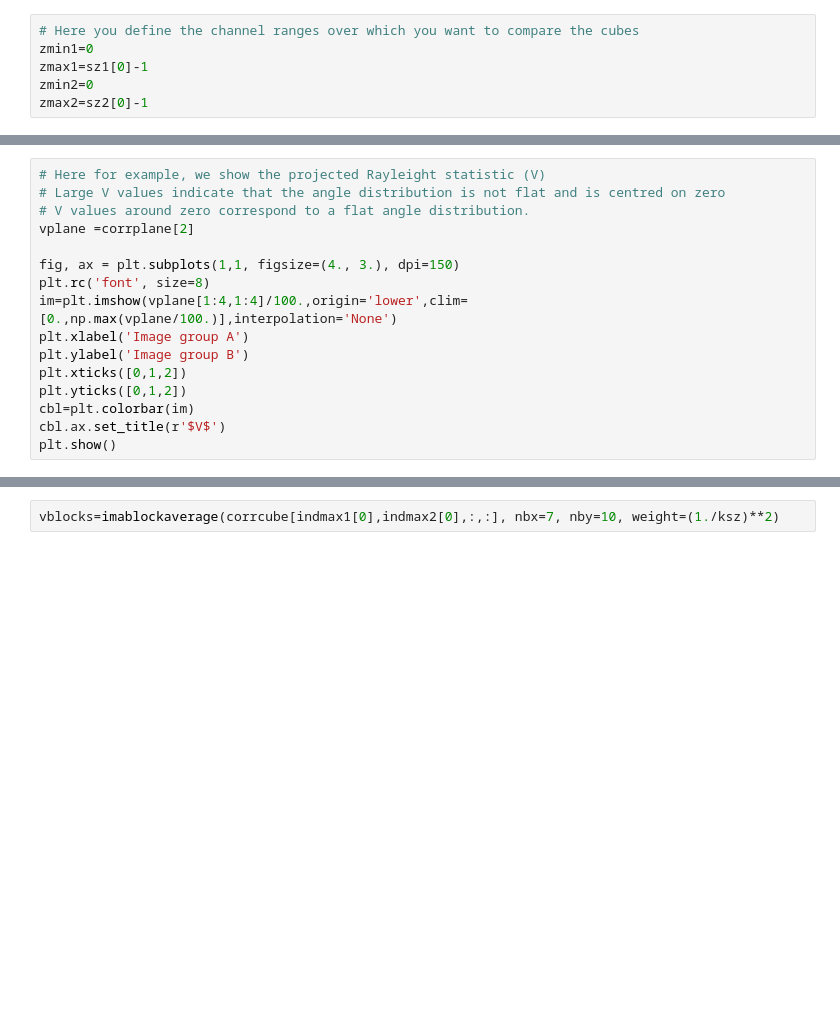
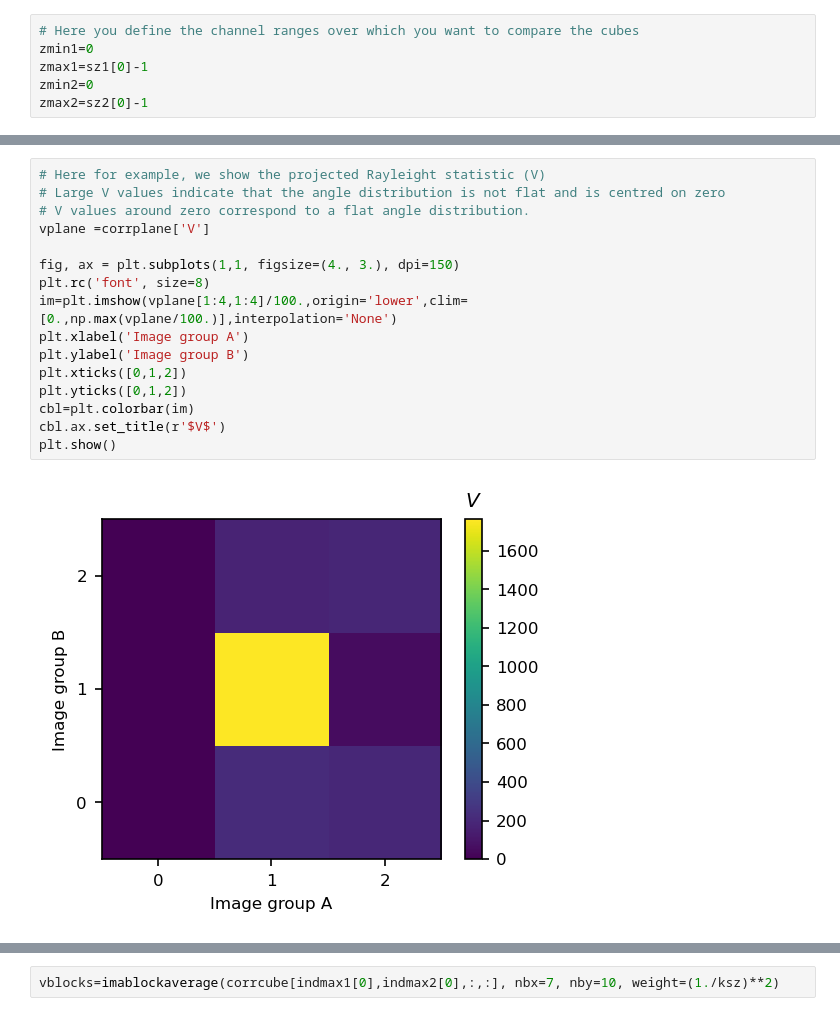
Before and after one commit to solerjuan/astroHOG, a Jupyter notebook: examples/compareppvcubes.ipynb, the cells around one changed output, grey strips where cells are left out. Cells and saved outputs as stored; diff of their text form; blank space fills up the shorter version.

```diff
--- a/examples/compareppvcubes.ipynb
+++ b/examples/compareppvcubes.ipynb
@@ -148,19 +153,21 @@ plt.show()
 # %%
 # Here for example, we show the projected Rayleight statistic (V)
 # Large V values indicate that the angle distribution is not flat and is centred on zero
 # V values around zero correspond to a flat angle distribution.
-vplane =corrplane[2]
+vplane =corrplane['V']
 
 fig, ax = plt.subplots(1,1, figsize=(4., 3.), dpi=150)
 plt.rc('font', size=8)
 im=plt.imshow(vplane[1:4,1:4]/100.,origin='lower',clim=[0.,np.max(vplane/100.)],interpolation='None')
 plt.xlabel('Image group A')
 plt.ylabel('Image group B')
 plt.xticks([0,1,2])
 plt.yticks([0,1,2])
 cbl=plt.colorbar(im)
 cbl.ax.set_title(r'$V$')
 plt.show()
+# %% [output]
+[figure, added]
 # %%
 # Plot the pair of channels with the highest spatial correlations
 indmax1, indmax2 =(vplane == np.max(vplane[np.isfinite(vplane)])).nonzero()
```
Also changed, not shown: parts of 8 cells of this notebook.
